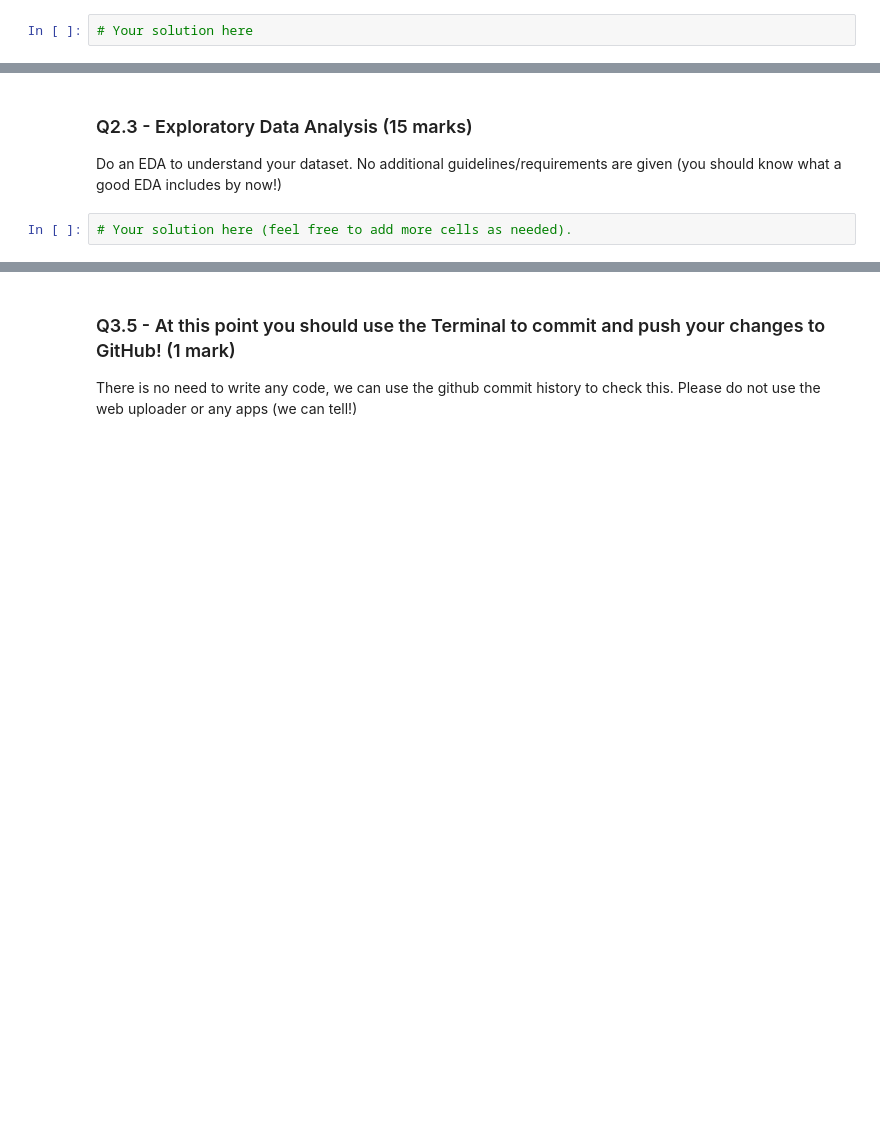
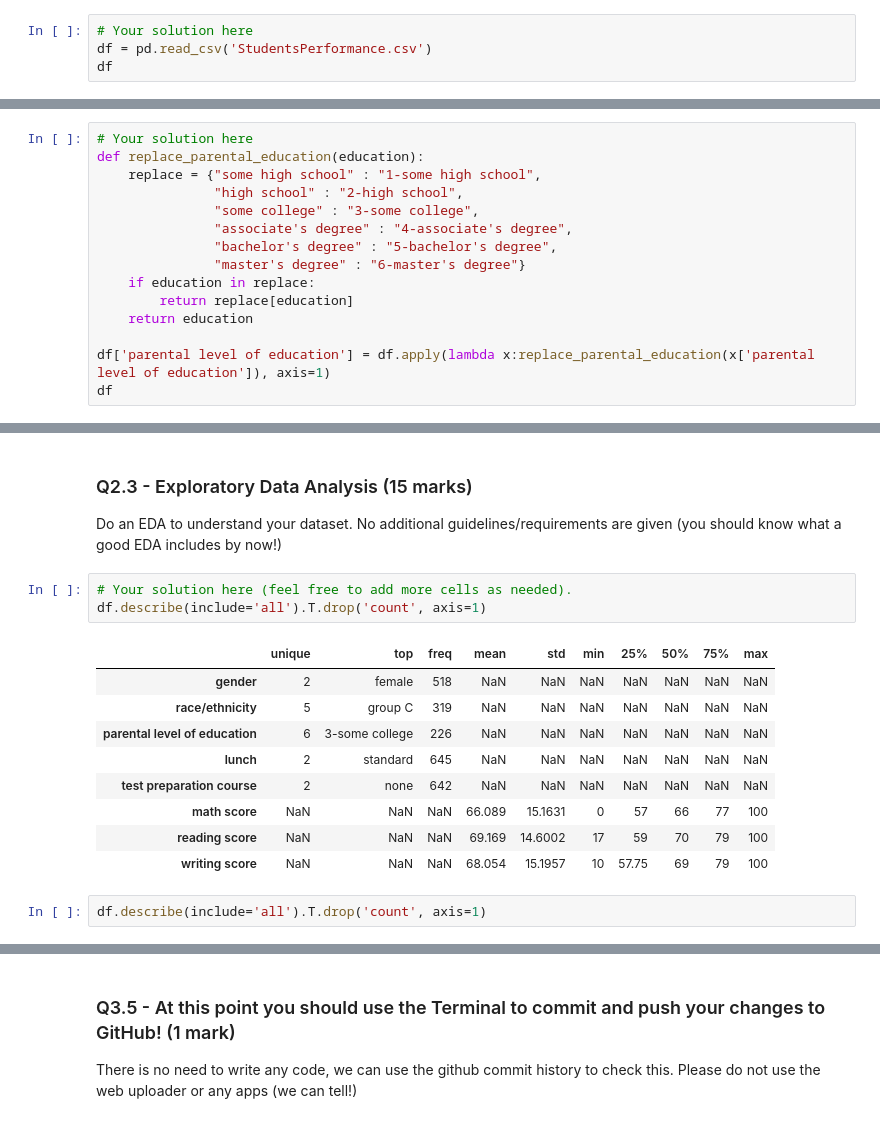
Before and after one commit to josepena97/DATA301Test, a Jupyter notebook: Exam.ipynb, the cells around one changed output, grey strips where cells are left out. Drawn from its saved outputs; the diff is of its cells as text; blank space fills up the shorter version.

```diff
--- a/Exam.ipynb
+++ b/Exam.ipynb
@@ -420,3 +421,5 @@ In this repository, there is a file called `StudentsPerformance.csv`. Here is th
 ### Q2.1 - Load the data (2 marks)
 # %%
 # Your solution here
+df = pd.read_csv('StudentsPerformance.csv')
+df
@@ -437,0 +453,15 @@ Replace the "Parental level of Education" column as follows:
+# %%
+# Your solution here
+def replace_parental_education(education):
+    replace = {"some high school" : "1-some high school",
+               "high school" : "2-high school",
+               "some college" : "3-some college",
+               "associate's degree" : "4-associate's degree",
+               "bachelor's degree" : "5-bachelor's degree",
+               "master's degree" : "6-master's degree"}
+    if education in replace:
+        return replace[education]
+    return education
+
+df['parental level of education'] = df.apply(lambda x:replace_parental_education(x['parental level of education']), axis=1)
+df
@@ -441,3 +485,16 @@ Replace the "Parental level of Education" column as follows:
 Do an EDA to understand your dataset. No additional guidelines/requirements are given (you should know what a good EDA includes by now!)
 # %%
 # Your solution here (feel free to add more cells as needed).
+df.describe(include='all').T.drop('count', axis=1)
+# %% [output]
+|  | unique | top | freq | mean | std | min | 25% | 50% | 75% | max |
+| gender | 2 | female | 518 | NaN | NaN | NaN | NaN | NaN | NaN | NaN |
+| race/ethnicity | 5 | group C | 319 | NaN | NaN | NaN | NaN | NaN | NaN | NaN |
+| parental level of education | 6 | 3-some college | 226 | NaN | NaN | NaN | NaN | NaN | NaN | NaN |
+| lunch | 2 | standard | 645 | NaN | NaN | NaN | NaN | NaN | NaN | NaN |
+| test preparation course | 2 | none | 642 | NaN | NaN | NaN | NaN | NaN | NaN | NaN |
+| math score | NaN | NaN | NaN | 66.089 | 15.1631 | 0 | 57 | 66 | 77 | 100 |
+| reading score | NaN | NaN | NaN | 69.169 | 14.6002 | 17 | 59 | 70 | 79 | 100 |
+| writing score | NaN | NaN | NaN | 68.054 | 15.1957 | 10 | 57.75 | 69 | 79 | 100 |
+# %%
+df.describe(include='all').T.drop('count', axis=1)
```
Also changed, not shown: parts of 8 cells of this notebook.
